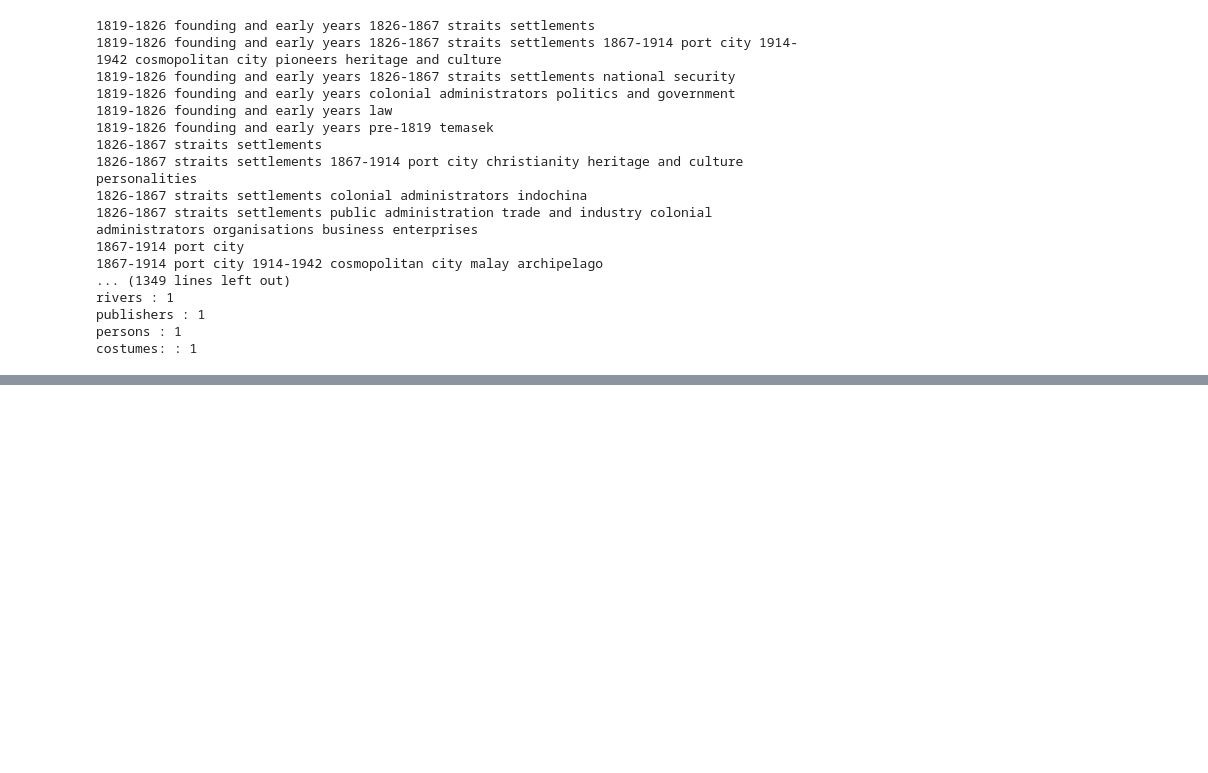
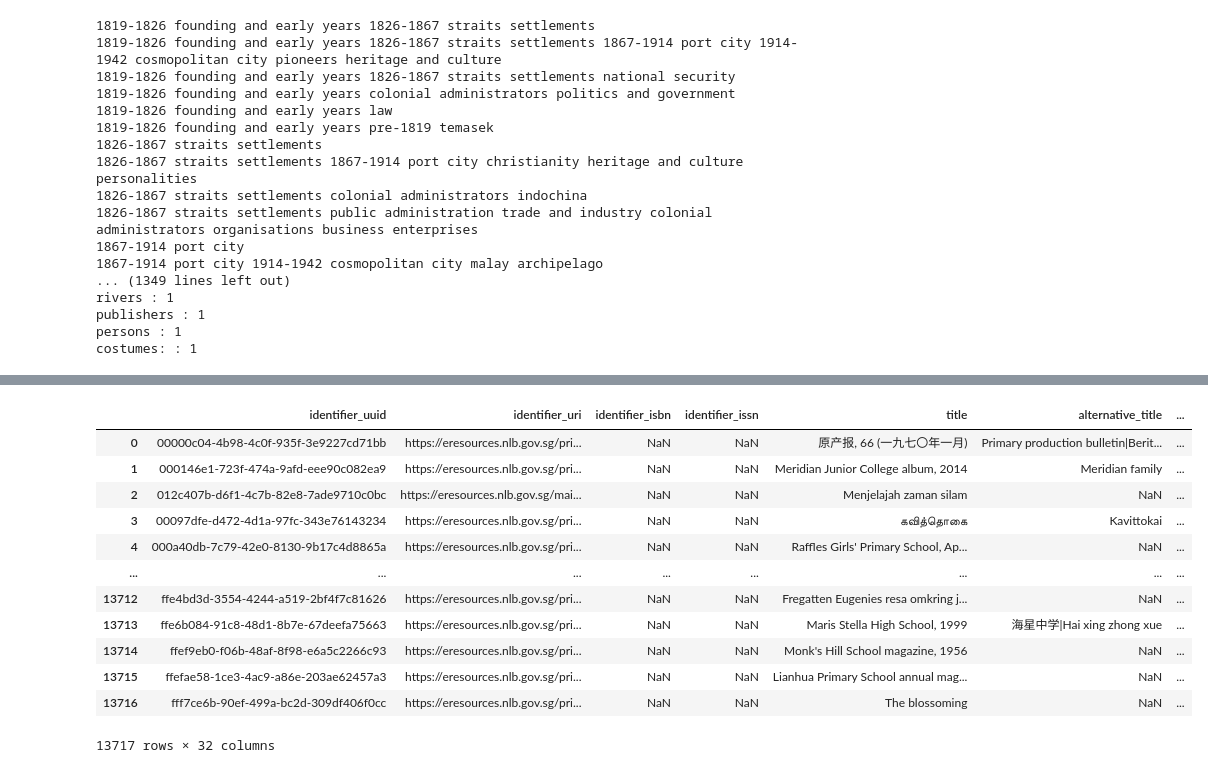
Before and after one commit to khurushbengali/CS5224CloudCompProject, a Jupyter notebook: cloudcomp_project.ipynb, the cells around one changed output, grey strips where cells are left out. Drawn from its saved outputs; the diff is of its cells as text; code cells hidden in the pictures; blank space fills up the shorter version.

Commit message:
URI, imageURI and MergedCreator changes
Updated URI
Created imageURI (identifier_image_uri)
Created MergedCreator (merged_column)

```diff
--- a/cloudcomp_project.ipynb
+++ b/cloudcomp_project.ipynb
@@ -108,0 +122,39 @@ NameError: name 'newdata_df' is not defined
+# %%
+# # Columns to fill NaN values
+# columns_to_fillna = ['creator', 'creator_people', 'creator_people_cn', 'creator_orgs']
+
+# # Fill NaN values with empty strings for specified columns
+# newdata_df[columns_to_fillna] = newdata_df[columns_to_fillna].fillna('')
+
+# Define a function to merge non-empty strings with comma
+def merge_with_comma(x, y):
+    if pd.notna(x) and pd.notna(y):
+        return str(x) + ', ' + str(y)
+    elif pd.notna(x):
+        return x
+    elif pd.notna(y):
+        return y
+    else:
+        return np.nan
+
+# Merge text of four columns into a new column
+newdata_df['merged_creator'] = newdata_df.apply(lambda row: merge_with_comma(row['creator'], row['creator_people']), axis=1)
+newdata_df['merged_creator'] = newdata_df.apply(lambda row: merge_with_comma(row['merged_creator'], row['creator_people_cn']), axis=1)
+newdata_df['merged_creator'] = newdata_df.apply(lambda row: merge_with_comma(row['merged_creator'], row['creator_orgs']), axis=1)
+
+
+display(newdata_df)
+# %% [output]
+|  | identifier_uuid | identifier_uri | identifier_isbn | identifier_issn | title | alternative_title | ... |
+| 0 | 00000c04-4b98-4c0f-935f-3e9227cd71bb | https://eresources.nlb.gov.sg/pri... | NaN | NaN | 原产报, 66 (一九七〇年一月) | Primary production bulletin|Berit... | ... |
+| 1 | 000146e1-723f-474a-9afd-eee90c082ea9 | https://eresources.nlb.gov.sg/pri... | NaN | NaN | Meridian Junior College album, 2014 | Meridian family | ... |
+| 2 | 012c407b-d6f1-4c7b-82e8-7ade9710c0bc | https://eresources.nlb.gov.sg/mai... | NaN | NaN | Menjelajah zaman silam | NaN | ... |
+| 3 | 00097dfe-d472-4d1a-97fc-343e76143234 | https://eresources.nlb.gov.sg/pri... | NaN | NaN | கவித்தொகை | Kavittokai | ... |
+| 4 | 000a40db-7c79-42e0-8130-9b17c4d8865a | https://eresources.nlb.gov.sg/pri... | NaN | NaN | Raffles Girls' Primary School, Ap... | NaN | ... |
+| ... | ... | ... | ... | ... | ... | ... | ... |
+| 13712 | ffe4bd3d-3554-4244-a519-2bf4f7c81626 | https://eresources.nlb.gov.sg/pri... | NaN | NaN | Fregatten Eugenies resa omkring j... | NaN | ... |
+| 13713 | ffe6b084-91c8-48d1-8b7e-67deefa75663 | https://eresources.nlb.gov.sg/pri... | NaN | NaN | Maris Stella High School, 1999 | 海星中学|Hai xing zhong xue | ... |
+| 13714 | ffef9eb0-f06b-48af-8f98-e6a5c2266c93 | https://eresources.nlb.gov.sg/pri... | NaN | NaN | Monk's Hill School magazine, 1956 | NaN | ... |
+| 13715 | ffefae58-1ce3-4ac9-a86e-203ae62457a3 | https://eresources.nlb.gov.sg/pri... | NaN | NaN | Lianhua Primary School annual mag... | NaN | ... |
+| 13716 | fff7ce6b-90ef-499a-bc2d-309df406f0cc | https://eresources.nlb.gov.sg/pri... | NaN | NaN | The blossoming | NaN | ... |
+13717 rows × 32 columns
```
Also changed, not shown: parts of 6 cells of this notebook, 1 other file.
